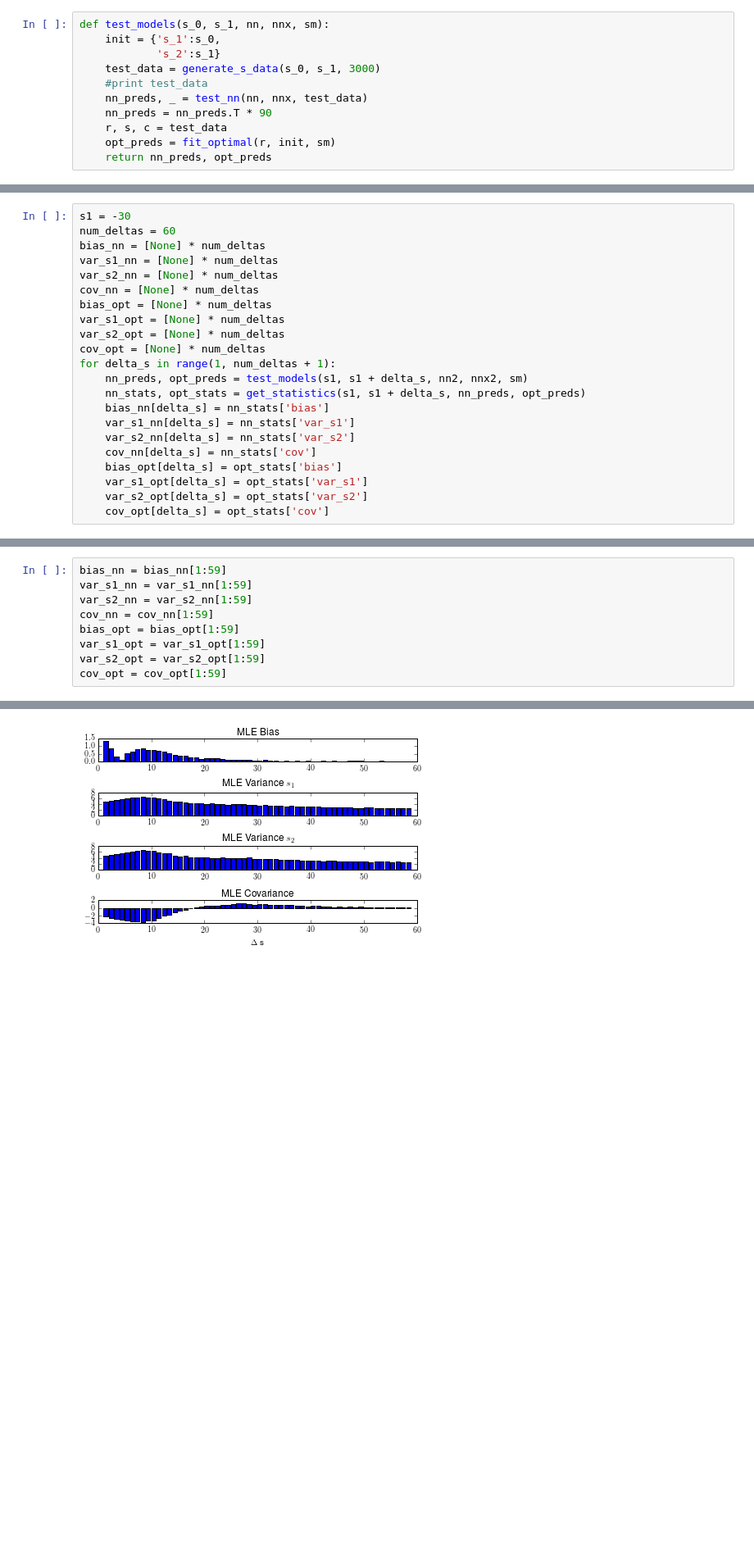
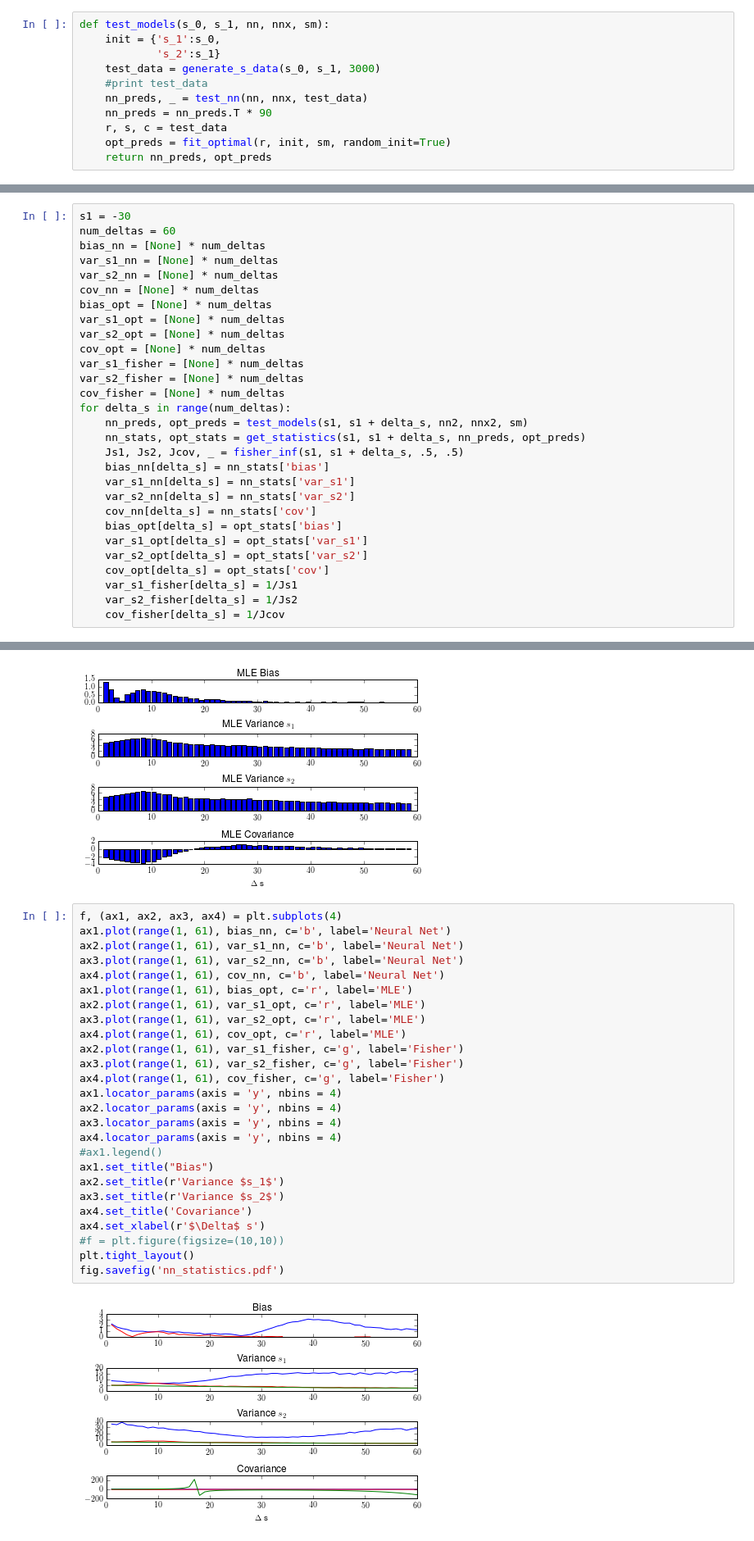
Before and after one commit to NYUMaLab/Divisive_Normalization_Project, a Jupyter notebook: Code/Demixing/Demixing DNN.ipynb, the cells around one changed output, grey strips where cells are left out. Shown at 82% size. Saved outputs shown, nothing was run; the diff lists cells and outputs as text; blank space fills up the shorter version.

Commit message:
better plot, something weird with fisher information/covariance

```diff
--- a/Code/Demixing/Demixing DNN.ipynb
+++ b/Code/Demixing/Demixing DNN.ipynb
@@ -429,7 +431,7 @@ def test_models(s_0, s_1, nn, nnx, sm):
     nn_preds, _ = test_nn(nn, nnx, test_data)
     nn_preds = nn_preds.T * 90
     r, s, c = test_data
-    opt_preds = fit_optimal(r, init, sm)
+    opt_preds = fit_optimal(r, init, sm, random_init=True)
     return nn_preds, opt_preds
 # %%
 def plot_trials(nn, optimal, s_1, s_2, ntraindata):
@@ -680,9 +682,13 @@ bias_opt = [None] * num_deltas
 var_s1_opt = [None] * num_deltas
 var_s2_opt = [None] * num_deltas
 cov_opt = [None] * num_deltas
-for delta_s in range(1, num_deltas + 1):
+var_s1_fisher = [None] * num_deltas
+var_s2_fisher = [None] * num_deltas
+cov_fisher = [None] * num_deltas
+for delta_s in range(num_deltas):
     nn_preds, opt_preds = test_models(s1, s1 + delta_s, nn2, nnx2, sm)
     nn_stats, opt_stats = get_statistics(s1, s1 + delta_s, nn_preds, opt_preds)
+    Js1, Js2, Jcov, _ = fisher_inf(s1, s1 + delta_s, .5, .5)
     bias_nn[delta_s] = nn_stats['bias']
     var_s1_nn[delta_s] = nn_stats['var_s1']
     var_s2_nn[delta_s] = nn_stats['var_s2']
@@ -691,4 +697,7 @@ for delta_s in range(1, num_deltas + 1):
     var_s1_opt[delta_s] = opt_stats['var_s1']
     var_s2_opt[delta_s] = opt_stats['var_s2']
     cov_opt[delta_s] = opt_stats['cov']
+    var_s1_fisher[delta_s] = 1/Js1
+    var_s2_fisher[delta_s] = 1/Js2
+    cov_fisher[delta_s] = 1/Jcov
 # %% [output]
@@ -713,12 +721,3 @@ IndexError: list assignment index out of range
-# %%
-bias_nn = bias_nn[1:59]
-var_s1_nn = var_s1_nn[1:59]
-var_s2_nn = var_s2_nn[1:59]
-cov_nn = cov_nn[1:59]
-bias_opt = bias_opt[1:59]
-var_s1_opt = var_s1_opt[1:59]
-var_s2_opt = var_s2_opt[1:59]
-cov_opt = cov_opt[1:59]
 # %%
 plt.clf()
 plt.close()
@@ -763,3 +762,31 @@ plt.tight_layout()
 fig.savefig('opt_statistics.pdf')
 # %% [output]
 [figure]
+# %%
+f, (ax1, ax2, ax3, ax4) = plt.subplots(4)
+ax1.plot(range(1, 61), bias_nn, c='b', label='Neural Net')
+ax2.plot(range(1, 61), var_s1_nn, c='b', label='Neural Net')
+ax3.plot(range(1, 61), var_s2_nn, c='b', label='Neural Net')
+ax4.plot(range(1, 61), cov_nn, c='b', label='Neural Net')
+ax1.plot(range(1, 61), bias_opt, c='r', label='MLE')
+ax2.plot(range(1, 61), var_s1_opt, c='r', label='MLE')
+ax3.plot(range(1, 61), var_s2_opt, c='r', label='MLE')
+ax4.plot(range(1, 61), cov_opt, c='r', label='MLE')
+ax2.plot(range(1, 61), var_s1_fisher, c='g', label='Fisher')
+ax3.plot(range(1, 61), var_s2_fisher, c='g', label='Fisher')
+ax4.plot(range(1, 61), cov_fisher, c='g', label='Fisher')
+ax1.locator_params(axis = 'y', nbins = 4)
+ax2.locator_params(axis = 'y', nbins = 4)
+ax3.locator_params(axis = 'y', nbins = 4)
+ax4.locator_params(axis = 'y', nbins = 4)
+#ax1.legend()
+ax1.set_title("Bias")
+ax2.set_title(r'Variance $s_1$')
+ax3.set_title(r'Variance $s_2$')
+ax4.set_title('Covariance')
+ax4.set_xlabel(r'$\Delta$ s')
+#f = plt.figure(figsize=(10,10))
+plt.tight_layout()
+fig.savefig('nn_statistics.pdf')
+# %% [output]
+[figure, added]
```
Also changed, not shown: parts of 5 cells of this notebook, 1 other file.
